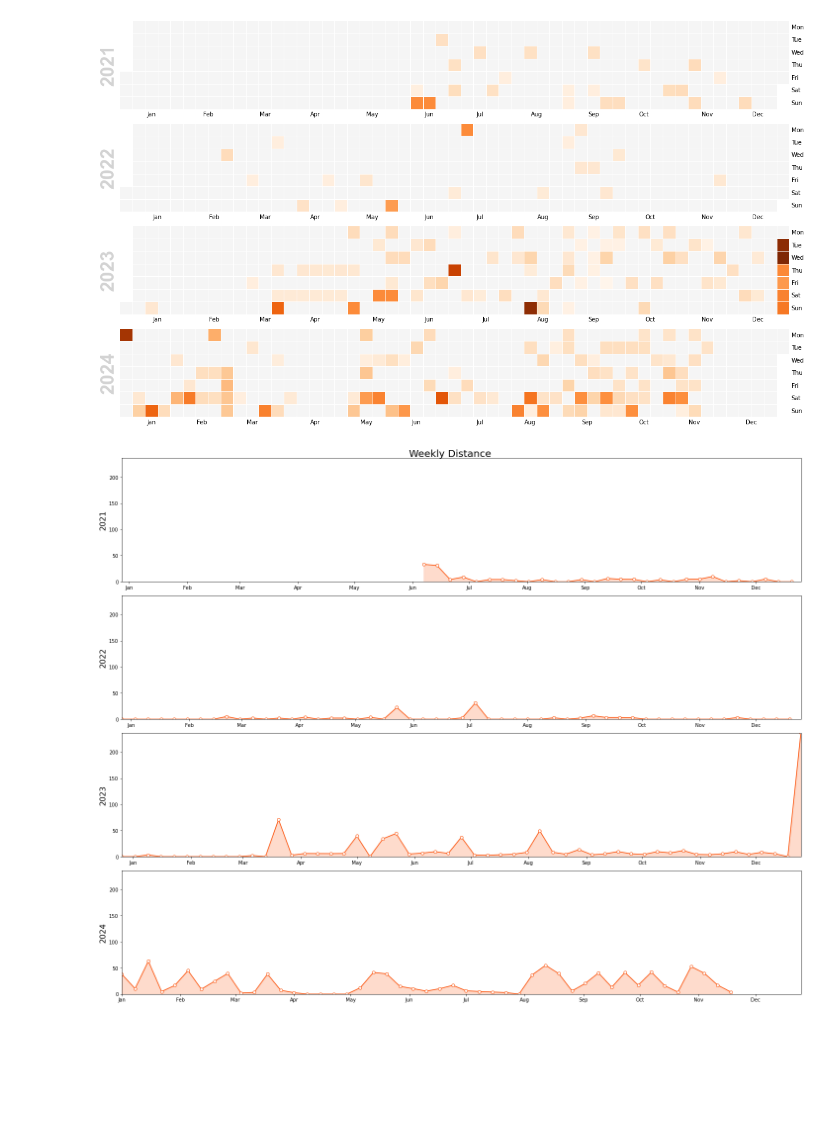
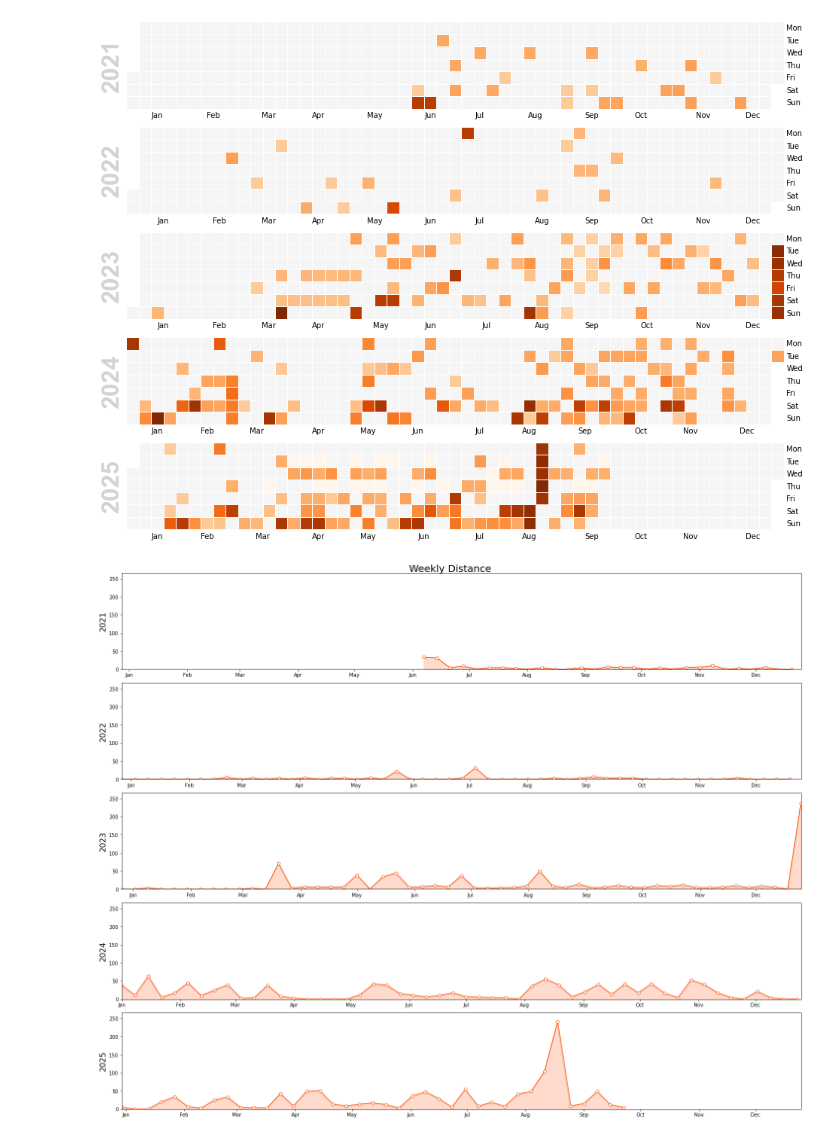
Before and after one commit to imehrlich/strava_viz, a Jupyter notebook: strava_viz.ipynb, the cells around one changed output. Saved outputs shown, nothing was run; the diff lists cells and outputs as text; code cells hidden in the pictures; blank space fills up the shorter version.

```diff
--- a/strava_viz.ipynb
+++ b/strava_viz.ipynb
@@ -101,23 +76,0 @@ Fiona Import Complete: 223 Tracks
-# %%
-# Calculate distances and elevations
-distances = []
-elevations = []
-
-for i, gpx in tqdm(enumerate(gpx_list), total=len(gpx_list)):
-    gpx_data = gpx.tracks[0].segments[0].points[::10]
-
-    latitude = [point.latitude for point in gpx_data]
-    longitude = [point.longitude for point in gpx_data]
-
-    # Calculate cumulative distance
-    cum_distances = [0]
-    for i in range(1, len(gpx_data)):
-        distance = haversine(
-            (latitude[i-1], longitude[i-1]),
-            (latitude[i], longitude[i])
-        )
-        cum_distances.append(cum_distances[-1] + distance)  # Cumulative distance
-    distances.append(cum_distances)
-
-    elevation = [point.elevation for point in gpx_data]
-    elevations.append(elevation)
@@ -257,17 +403,13 @@ plt.show()
 # %%
-dates = []
-distances = []
+### ACTIVITY CALENDAR
 
-for gpx in tqdm(gpx_list):
-    gpx_date, total_distance = extract_date_distance(gpx)
-    dates.append(gpx_date)
-    distances.append(total_distance)
+date_distance_series = activities_df.groupby('date')['total_distance_miles'].sum().sort_index()
 
-dates = pd.to_datetime(dates)
-
-date_distance_series = pd.Series(data=distances, index=dates)
-
-calendar = calmap.calendarplot(np.log1p(date_distance_series), cmap=plt.cm.Oranges,
-                               fig_kws=dict(figsize=(20, 10)), yearlabel_kws={'color': 'lightgray'})
-calendar[0].savefig('../figures/activity_calendar.png', format='png', dpi=300, transparent=True)
+calendar = calmap.calendarplot(
+    np.log1p(date_distance_series),
+    cmap=plt.cm.Oranges,
+    fig_kws=dict(figsize=(20, 10)),
+    yearlabel_kws={'color': 'lightgray'}
+)
+calendar[0].savefig('../../figures/activity_calendar.png', format='png', dpi=300, transparent=True)
 # %% [output]
@@ -275,14 +416,13 @@ calendar[0].savefig('../figures/activity_calendar.png', format='png', dpi=300, t
-[figure, old version]
+[figure, new version]
 # %%
 ### WEEKLY MILES
 
-weekly_data = date_distance_series.resample('W').sum()
+weekly_data = activities_with_gps.set_index('date')['total_distance_miles'].resample('W').sum()
 years = weekly_data.index.year.unique()
 fig, axes = plt.subplots(nrows=len(years), ncols=1, figsize=(20, 16), sharey=True)
 
 for i, year in enumerate(years):
     ax = axes[i]
-
     full_year_range = pd.date_range(start=f'{year}-01-01', end=f'{year}-12-31', freq='W-SUN')
     year_data = weekly_data[weekly_data.index.year == year].reindex(full_year_range)
 
@@ -290,17 +430,17 @@ for i, year in enumerate(years):
     ax.fill_between(year_data.index, 0, year_data.values, where=~year_data.isna(), color='#fc4c02', alpha=0.2)
 
     ax.set_xlim(pd.Timestamp(min(year_data.index)), pd.Timestamp(f'{year}-12-31'))
-    ax.set_ylim(0, max(weekly_data.values))
+    ax.set_ylim(0, max(weekly_data.values) * 1.1)
     ax.set_ylabel(year, fontsize=16)
     ax.xaxis.set_major_locator(mdates.MonthLocator(bymonthday=7))
     ax.xaxis.set_major_formatter(mdates.DateFormatter('%b'))
 
 plt.suptitle('Weekly Distance', fontsize=20)
 plt.tight_layout()
-plt.savefig('../figures/weekly_distance.png', format='png', dpi=100, transparent=True)  # Adjust DPI for resolution
+plt.savefig('../../figures/weekly_distance.png', format='png', dpi=100, transparent=True)
 plt.show()
 # %% [output]
-[figure, old version]
+[figure, new version]
 # %%
 ### MONTHLY MILES
 
```
Also changed, not shown: parts of 13 cells of this notebook.
